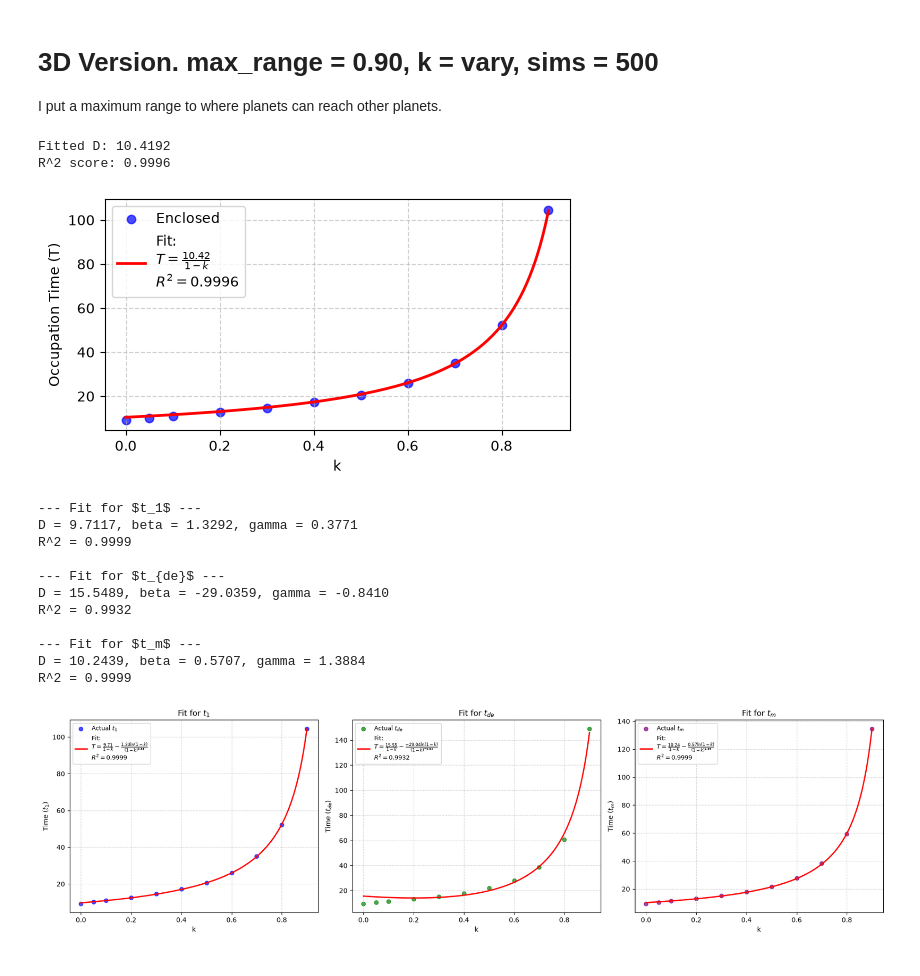
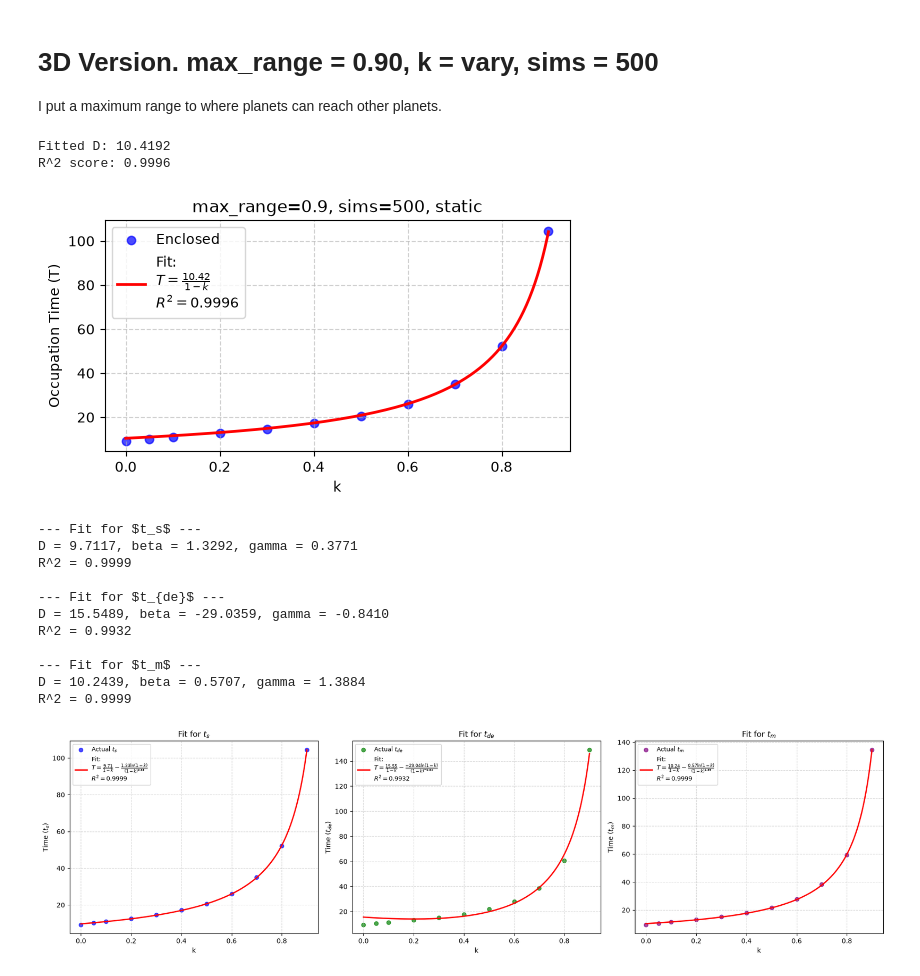
Before and after one commit to xyJohnxy/percolation-, a Jupyter notebook: best_fit_curves.ipynb, the cells around one changed output. Drawn from its saved outputs; the diff is of its cells as text; code cells hidden in the pictures.

```diff
--- a/best_fit_curves.ipynb
+++ b/best_fit_curves.ipynb
@@ -272,34 +274,35 @@ def occupation_time(k, D_fit):
 # Fit curve to find optimal D
 popt, _ = curve_fit(occupation_time, k1, t1, p0=[18.0])
 D_fit = popt[0]
 
 # Predictions and R^2
 t1_pred = occupation_time(k1, D_fit)
 ss_res = np.sum((t1 - t1_pred) ** 2)
 ss_tot = np.sum((t1 - np.mean(t1)) ** 2)
 r2 = 1.0 - (ss_res / ss_tot)
 
 print(f"Fitted D: {D_fit:.4f}")
 print(f"R^2 score: {r2:.4f}")
 
 # Plotting
 k_dense = np.linspace(min(k1), max(k1), 1000)
 t_fit = occupation_time(k_dense, D_fit)
 
 eq_label = rf"$T = \frac{{{D_fit:.2f}}}{{1 - k}}$" + f"\n$R^2 = {r2:.4f}$"
 
 plt.figure(figsize=(6,3))
 plt.scatter(k1, t1, label="Enclosed", color="blue", alpha=0.7)
 plt.plot(k_dense, t_fit, label=f"Fit:\n{eq_label}", color="red", linewidth=2)
 plt.xlabel("k")
 plt.ylabel("Occupation Time (T)")
 plt.legend()
+plt.title("max_range=0.9, sims=500, static")
 plt.grid(True, linestyle="--", alpha=0.6)
 plt.show()
 # %% [output]
 Fitted D: 10.4192
 R^2 score: 0.9996
-[figure, old version]
+[figure, new version]
 # %%
 import matplotlib.pyplot as plt
 import numpy as np
@@ -309,7 +312,7 @@ from scipy.optimize import curve_fit
 data1 = np.loadtxt("3D_with_enclosure_static,curve,k=vary,sims=500,hb=0.9.dat")
 k1 = data1[:, 0]
 targets = {
-    "$t_1$": data1[:, 1],
+    "$t_s$": data1[:, 1],
     "$t_{de}$": data1[:, 2],
     "$t_m$": data1[:, 3],
 }
@@ -367,7 +370,7 @@ for ax, (name, y_data), color in zip(axes, targets.items(), colors):
 plt.tight_layout()
 plt.show()
 # %% [output]
---- Fit for $t_1$ ---
+--- Fit for $t_s$ ---
 D = 9.7117, beta = 1.3292, gamma = 0.3771
 R^2 = 0.9999
 
```
Also changed, not shown: parts of 4 cells of this notebook.
